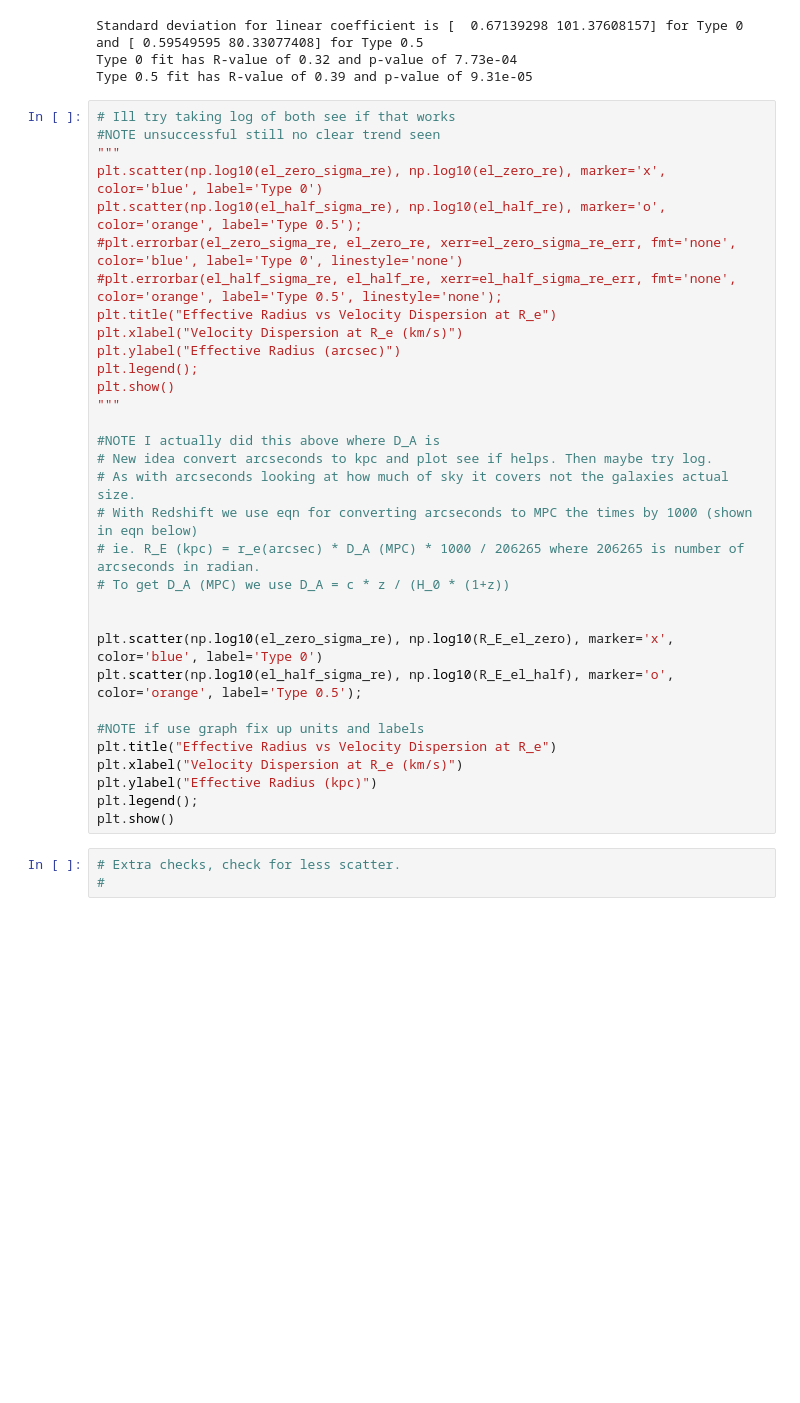
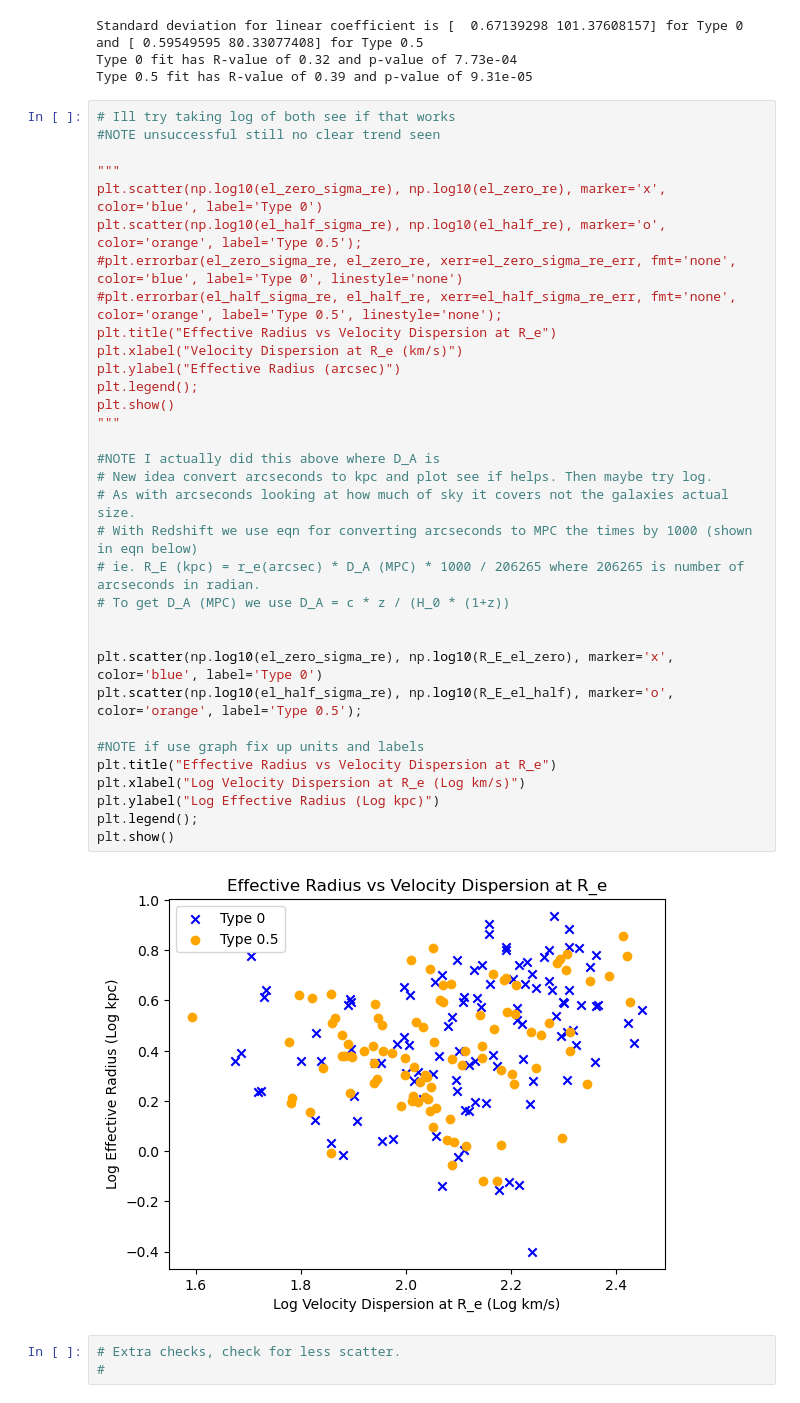
Before and after one commit to td522285/Group-7-Coding-Assignment, a Jupyter notebook: Re-Dispersion.ipynb, the cells around one changed output. Drawn from its saved outputs; the diff is of its cells as text; blank space fills up the shorter version.

```diff
--- a/Re-Dispersion.ipynb
+++ b/Re-Dispersion.ipynb
@@ -173,35 +173,38 @@ Type 0.5 fit has R-value of 0.39 and p-value of 9.31e-05
 # %%
 # Ill try taking log of both see if that works
 #NOTE unsuccessful still no clear trend seen
+
 """
 plt.scatter(np.log10(el_zero_sigma_re), np.log10(el_zero_re), marker='x', color='blue', label='Type 0')
 plt.scatter(np.log10(el_half_sigma_re), np.log10(el_half_re), marker='o', color='orange', label='Type 0.5');
 #plt.errorbar(el_zero_sigma_re, el_zero_re, xerr=el_zero_sigma_re_err, fmt='none', color='blue', label='Type 0', linestyle='none')
 #plt.errorbar(el_half_sigma_re, el_half_re, xerr=el_half_sigma_re_err, fmt='none', color='orange', label='Type 0.5', linestyle='none');
 plt.title("Effective Radius vs Velocity Dispersion at R_e")
 plt.xlabel("Velocity Dispersion at R_e (km/s)")
 plt.ylabel("Effective Radius (arcsec)")
 plt.legend();
 plt.show()
 """
 
 #NOTE I actually did this above where D_A is
 # New idea convert arcseconds to kpc and plot see if helps. Then maybe try log.
 # As with arcseconds looking at how much of sky it covers not the galaxies actual size.
 # With Redshift we use eqn for converting arcseconds to MPC the times by 1000 (shown in eqn below)
 # ie. R_E (kpc) = r_e(arcsec) * D_A (MPC) * 1000 / 206265 where 206265 is number of arcseconds in radian.
 # To get D_A (MPC) we use D_A = c * z / (H_0 * (1+z))
 
 
 plt.scatter(np.log10(el_zero_sigma_re), np.log10(R_E_el_zero), marker='x', color='blue', label='Type 0')
 plt.scatter(np.log10(el_half_sigma_re), np.log10(R_E_el_half), marker='o', color='orange', label='Type 0.5');
 
 #NOTE if use graph fix up units and labels
 plt.title("Effective Radius vs Velocity Dispersion at R_e")
-plt.xlabel("Velocity Dispersion at R_e (km/s)")
-plt.ylabel("Effective Radius (kpc)")
+plt.xlabel("Log Velocity Dispersion at R_e (Log km/s)")
+plt.ylabel("Log Effective Radius (Log kpc)")
 plt.legend();
 plt.show()
+# %% [output]
+[figure, added]
 # %%
 # Extra checks, check for less scatter.
 #
```
Also changed, not shown: parts of 3 cells of this notebook, 3 other files.
